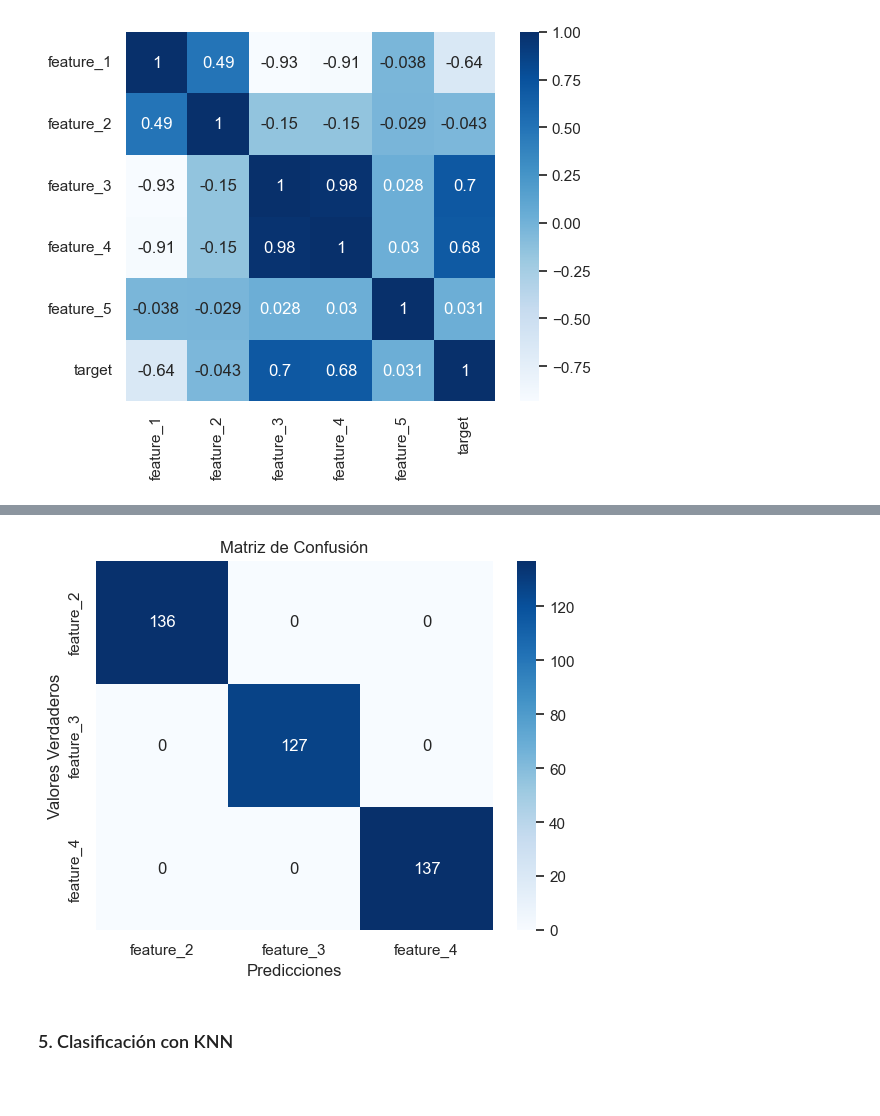
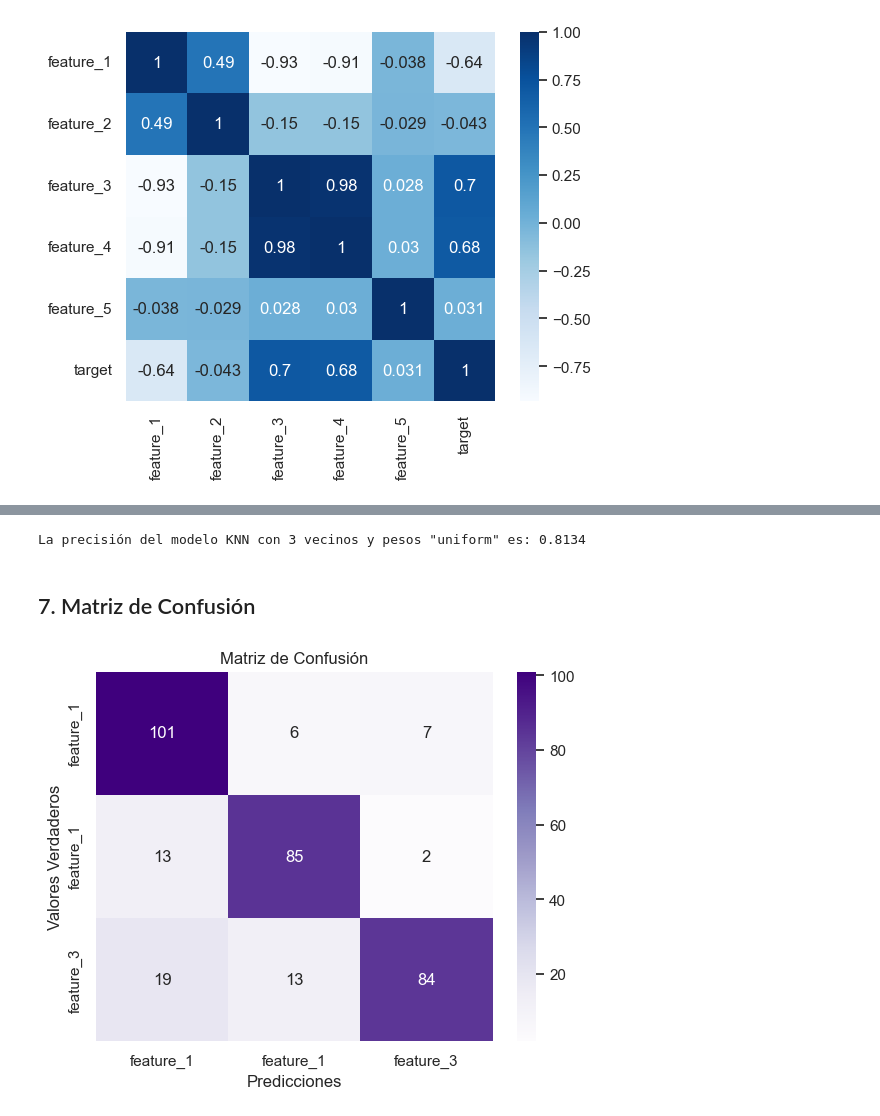
Before and after one commit to viorbe20/ai-machine-learning-systems, a Jupyter notebook: ej5-naive-bayes-knn.ipynb, the cells around one changed output, grey strips where cells are left out. Saved outputs shown, nothing was run; the diff lists cells and outputs as text; code cells hidden in the pictures; blank space fills up the shorter version.

```diff
--- a/ej5-naive-bayes-knn.ipynb
+++ b/ej5-naive-bayes-knn.ipynb
@@ -74,0 +115,16 @@ df_data.corr()
+# %%
+from sklearn.metrics import classification_report
+from sklearn.naive_bayes import GaussianNB, MultinomialNB, BernoulliNB, ComplementNB, CategoricalNB
+import matplotlib.pyplot as plt
+
+X_train = train[['feature_1', 'feature_2', 'feature_3']]
+y_train = train['target']
+X_test = test[['feature_1', 'feature_2', 'feature_3']]
+y_test = test['target']
+
+# Gaussian Naive Bayes classifier
+model = GaussianNB()
+model.fit(X_train, y_train)
+y_pred = model.predict(X_test)
+
+print(classification_report(y_test, y_pred, target_names=['feature_1', 'feature_2', 'feature_3']))
@@ -118,15 +217,36 @@ weighted avg       1.00      1.00      1.00       400
+# %%
+# Configuración de hiperparámetros
+n_neighbors = 3 # Cuanto menos vecinos, más generaliza
+weights = 'uniform'
+
+# Configuración del clasificador KNN
+knn = neighbors.KNeighborsClassifier(n_neighbors= n_neighbors, weights=weights)
+
+# Entrenamiento del clasificador KNN
+knn.fit(X = X_train, y = y_train)
+
+# Predicción de los datos de test
+y_pred = knn.predict(X = X_test)
+
+# Evaluación del modelo
+accuracy = accuracy_score(y_test, y_pred)
+print(f'La precisión del modelo KNN con {n_neighbors} vecinos y pesos "{weights}" es: {acc:.4f}')
+# %% [output]
+La precisión del modelo KNN con 3 vecinos y pesos "uniform" es: 0.8134
+# %% [markdown]
+## 7. Matriz de Confusión
 # %%
-from matplotlib import pyplot as plt
+from sklearn.metrics import confusion_matrix
+import seaborn as sns
 
-# Matriz de confusión
+# Calcula la matriz de confusión
 cm = confusion_matrix(y_test, y_pred)
-classes = ('feature_2', 'feature_3', 'feature_4')
-sns.heatmap(cm, annot=True, cmap='Blues', xticklabels=classes, yticklabels=classes, fmt='d')
+classes = ['feature_1', 'feature_1', 'feature_3']
+
+sns.heatmap(cm, annot=True, cmap='Purples', xticklabels=classes, yticklabels=classes, fmt='d')
 plt.title('Matriz de Confusión')
 plt.xlabel('Predicciones')
 plt.ylabel('Valores Verdaderos')
 plt.show()
 # %% [output]
-[figure, old version]
+[figure, new version]
-# %% [markdown]
-### 5. Clasificación con KNN
```
Also changed, not shown: parts of 11 cells of this notebook.
